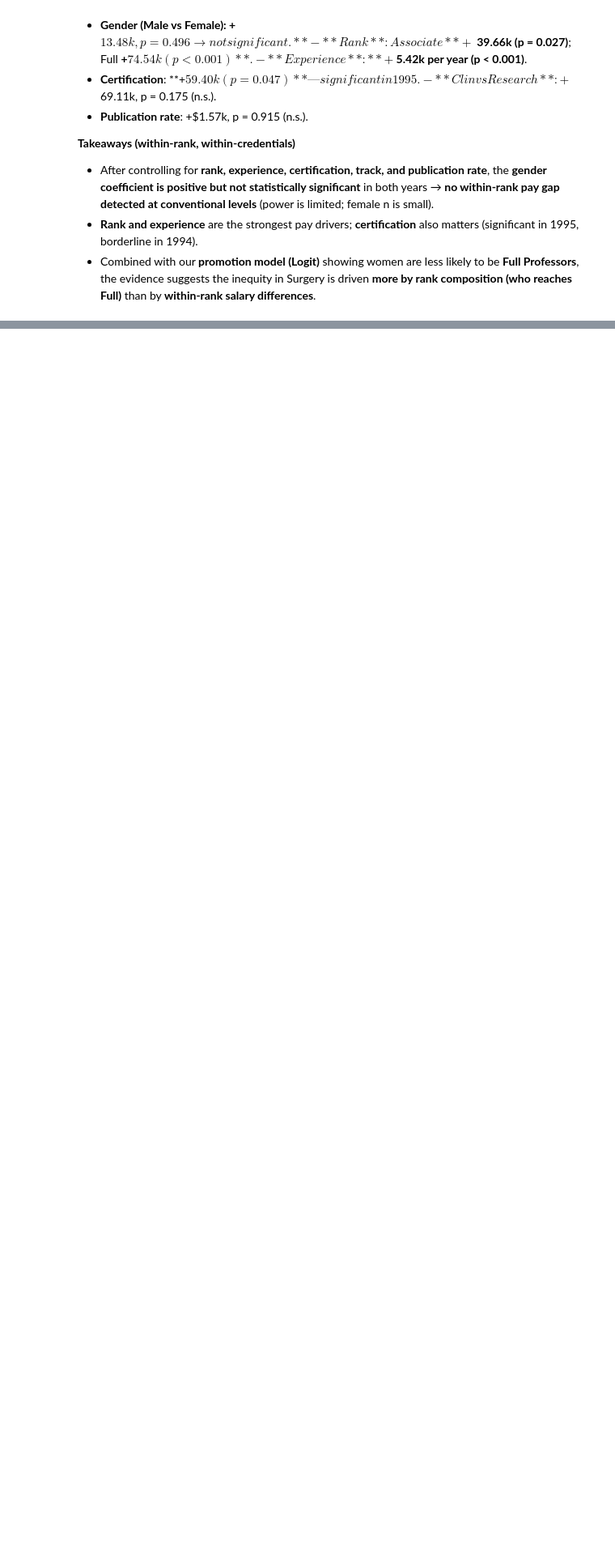
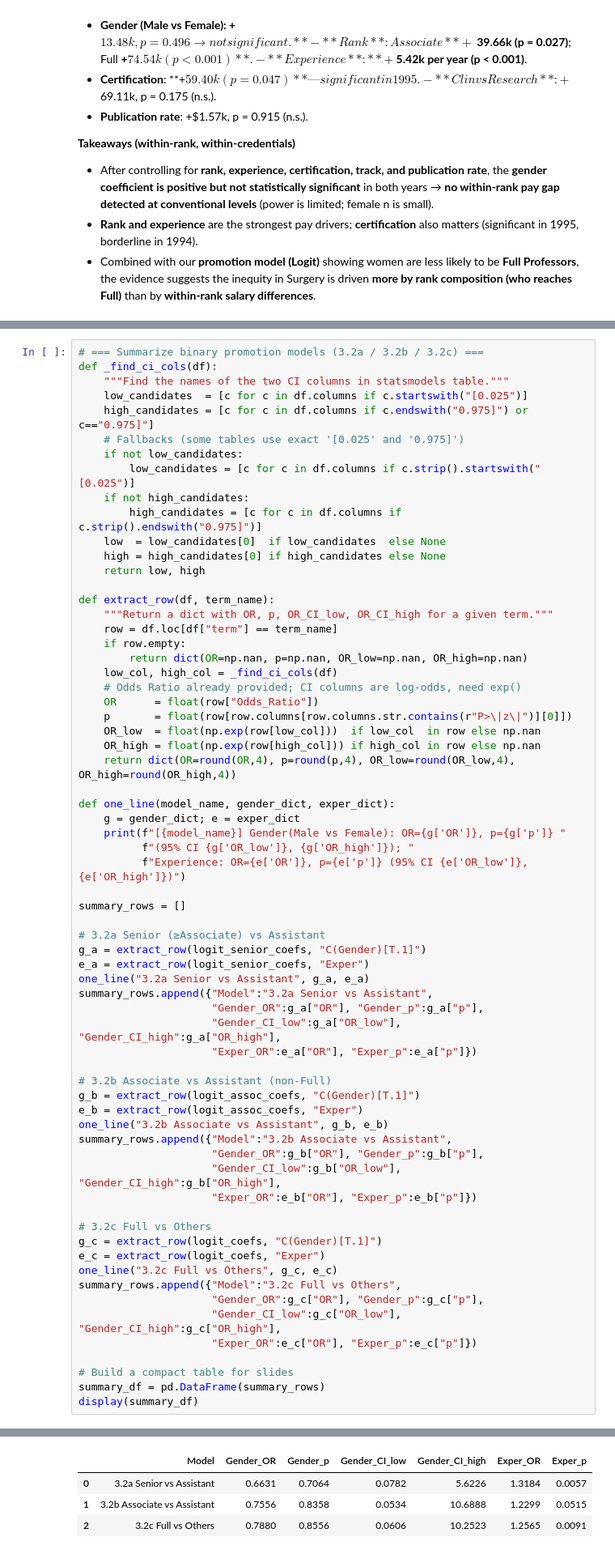
Before and after one commit to zhangjianyu1006156/AN6003_GradedTeamAssignment, a Jupyter notebook: Team7_Surgery_Analysis.ipynb, the cells around one changed output, grey strips where cells are left out. Shown at 81% size. Saved outputs shown, nothing was run; the diff lists cells and outputs as text; blank space fills up the shorter version.

```diff
--- a/Team7_Surgery_Analysis.ipynb
+++ b/Team7_Surgery_Analysis.ipynb
@@ -320,0 +356,67 @@ After adjusting for experience, publication rate, certification, and track, we *
+# %%
+# === Summarize binary promotion models (3.2a / 3.2b / 3.2c) ===
+def _find_ci_cols(df):
+    """Find the names of the two CI columns in statsmodels table."""
+    low_candidates  = [c for c in df.columns if c.startswith("[0.025")]
+    high_candidates = [c for c in df.columns if c.endswith("0.975]") or c=="0.975]"]
+    # Fallbacks (some tables use exact '[0.025' and '0.975]')
+    if not low_candidates:
+        low_candidates = [c for c in df.columns if c.strip().startswith("[0.025")]
+    if not high_candidates:
+        high_candidates = [c for c in df.columns if c.strip().endswith("0.975]")]
+    low  = low_candidates[0]  if low_candidates  else None
+    high = high_candidates[0] if high_candidates else None
+    return low, high
+
+def extract_row(df, term_name):
+    """Return a dict with OR, p, OR_CI_low, OR_CI_high for a given term."""
+    row = df.loc[df["term"] == term_name]
+    if row.empty:
+        return dict(OR=np.nan, p=np.nan, OR_low=np.nan, OR_high=np.nan)
+    low_col, high_col = _find_ci_cols(df)
+    # Odds Ratio already provided; CI columns are log-odds, need exp()
+    OR      = float(row["Odds_Ratio"])
+    p       = float(row[row.columns[row.columns.str.contains(r"P>\|z\|")][0]])
+    OR_low  = float(np.exp(row[low_col]))  if low_col  in row else np.nan
+    OR_high = float(np.exp(row[high_col])) if high_col in row else np.nan
+    return dict(OR=round(OR,4), p=round(p,4), OR_low=round(OR_low,4), OR_high=round(OR_high,4))
+
+def one_line(model_name, gender_dict, exper_dict):
+    g = gender_dict; e = exper_dict
+    print(f"[{model_name}] Gender(Male vs Female): OR={g['OR']}, p={g['p']} "
+          f"(95% CI {g['OR_low']}, {g['OR_high']}); "
+          f"Experience: OR={e['OR']}, p={e['p']} (95% CI {e['OR_low']}, {e['OR_high']})")
+
+summary_rows = []
+
+# 3.2a Senior (≥Associate) vs Assistant
+g_a = extract_row(logit_senior_coefs, "C(Gender)[T.1]")
+e_a = extract_row(logit_senior_coefs, "Exper")
+one_line("3.2a Senior vs Assistant", g_a, e_a)
+summary_rows.append({"Model":"3.2a Senior vs Assistant",
+                     "Gender_OR":g_a["OR"], "Gender_p":g_a["p"],
+                     "Gender_CI_low":g_a["OR_low"], "Gender_CI_high":g_a["OR_high"],
+                     "Exper_OR":e_a["OR"], "Exper_p":e_a["p"]})
+
+# 3.2b Associate vs Assistant (non-Full)
+g_b = extract_row(logit_assoc_coefs, "C(Gender)[T.1]")
+e_b = extract_row(logit_assoc_coefs, "Exper")
+one_line("3.2b Associate vs Assistant", g_b, e_b)
+summary_rows.append({"Model":"3.2b Associate vs Assistant",
+                     "Gender_OR":g_b["OR"], "Gender_p":g_b["p"],
+                     "Gender_CI_low":g_b["OR_low"], "Gender_CI_high":g_b["OR_high"],
+                     "Exper_OR":e_b["OR"], "Exper_p":e_b["p"]})
+
+# 3.2c Full vs Others
+g_c = extract_row(logit_coefs, "C(Gender)[T.1]")
+e_c = extract_row(logit_coefs, "Exper")
+one_line("3.2c Full vs Others", g_c, e_c)
+summary_rows.append({"Model":"3.2c Full vs Others",
+                     "Gender_OR":g_c["OR"], "Gender_p":g_c["p"],
+                     "Gender_CI_low":g_c["OR_low"], "Gender_CI_high":g_c["OR_high"],
+                     "Exper_OR":e_c["OR"], "Exper_p":e_c["p"]})
+
+# Build a compact table for slides
+summary_df = pd.DataFrame(summary_rows)
+display(summary_df)
+# %% [output]
@@ -320,0 +426,4 @@ After adjusting for experience, publication rate, certification, and track, we *
+|  | Model | Gender_OR | Gender_p | Gender_CI_low | Gender_CI_high | Exper_OR | Exper_p |
+| 0 | 3.2a Senior vs Assistant | 0.6631 | 0.7064 | 0.0782 | 5.6226 | 1.3184 | 0.0057 |
+| 1 | 3.2b Associate vs Assistant | 0.7556 | 0.8358 | 0.0534 | 10.6888 | 1.2299 | 0.0515 |
+| 2 | 3.2c Full vs Others | 0.7880 | 0.8556 | 0.0606 | 10.2523 | 1.2565 | 0.0091 |
```
Also changed, not shown: parts of 13 cells of this notebook, 5 other files.
